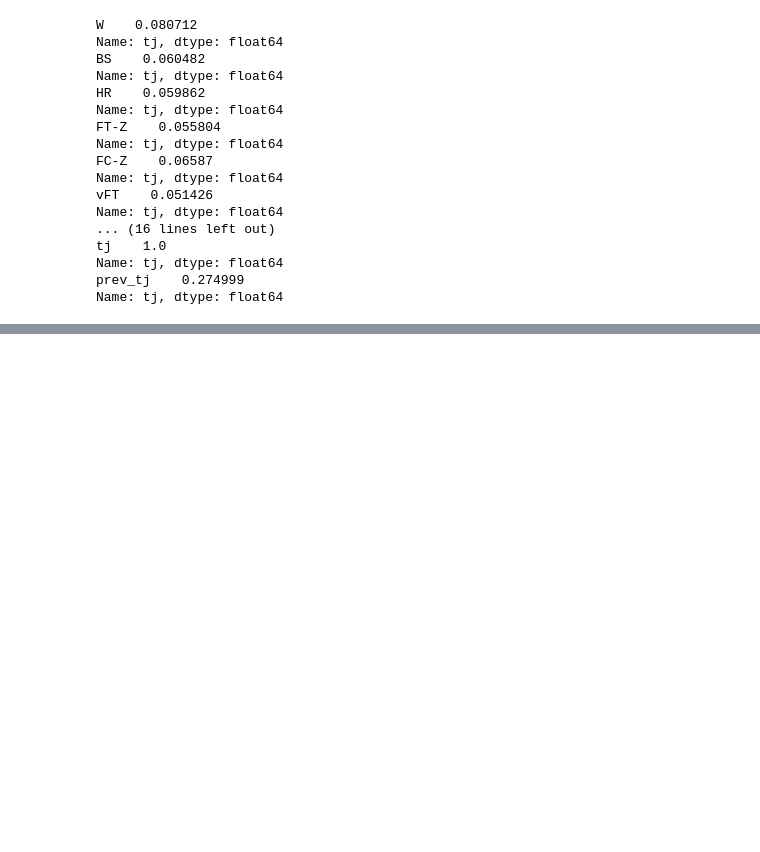
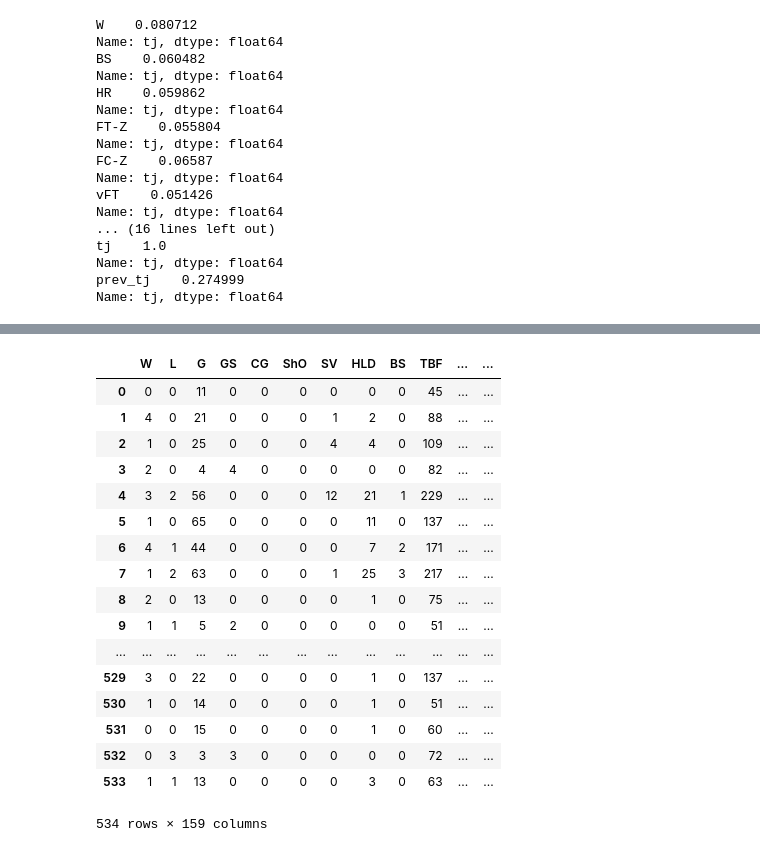
Before and after one commit to anthonygesek/tj_predictor, a Jupyter notebook: TJtime.ipynb, the cells around one changed output, grey strips where cells are left out. Saved outputs shown, nothing was run; the diff lists cells and outputs as text; code cells hidden in the pictures; blank space fills up the shorter version.

```diff
--- a/TJtime.ipynb
+++ b/TJtime.ipynb
@@ -515,0 +741,21 @@ Name: tj, dtype: float64
+# %%
+clean(pitchers_2010)
+# %% [output]
+|  | W | L | G | GS | CG | ShO | SV | HLD | BS | TBF | ... | ... |
+| 0 | 0 | 0 | 11 | 0 | 0 | 0 | 0 | 0 | 0 | 45 | ... | ... |
+| 1 | 4 | 0 | 21 | 0 | 0 | 0 | 1 | 2 | 0 | 88 | ... | ... |
+| 2 | 1 | 0 | 25 | 0 | 0 | 0 | 4 | 4 | 0 | 109 | ... | ... |
+| 3 | 2 | 0 | 4 | 4 | 0 | 0 | 0 | 0 | 0 | 82 | ... | ... |
+| 4 | 3 | 2 | 56 | 0 | 0 | 0 | 12 | 21 | 1 | 229 | ... | ... |
+| 5 | 1 | 0 | 65 | 0 | 0 | 0 | 0 | 11 | 0 | 137 | ... | ... |
+| 6 | 4 | 1 | 44 | 0 | 0 | 0 | 0 | 7 | 2 | 171 | ... | ... |
+| 7 | 1 | 2 | 63 | 0 | 0 | 0 | 1 | 25 | 3 | 217 | ... | ... |
+| 8 | 2 | 0 | 13 | 0 | 0 | 0 | 0 | 1 | 0 | 75 | ... | ... |
+| 9 | 1 | 1 | 5 | 2 | 0 | 0 | 0 | 0 | 0 | 51 | ... | ... |
+| ... | ... | ... | ... | ... | ... | ... | ... | ... | ... | ... | ... | ... |
+| 529 | 3 | 0 | 22 | 0 | 0 | 0 | 0 | 1 | 0 | 137 | ... | ... |
+| 530 | 1 | 0 | 14 | 0 | 0 | 0 | 0 | 1 | 0 | 51 | ... | ... |
+| 531 | 0 | 0 | 15 | 0 | 0 | 0 | 0 | 1 | 0 | 60 | ... | ... |
+| 532 | 0 | 3 | 3 | 3 | 0 | 0 | 0 | 0 | 0 | 72 | ... | ... |
+| 533 | 1 | 1 | 13 | 0 | 0 | 0 | 0 | 3 | 0 | 63 | ... | ... |
+534 rows × 159 columns
```
Also changed, not shown: parts of 73 cells of this notebook, 7 other files.
